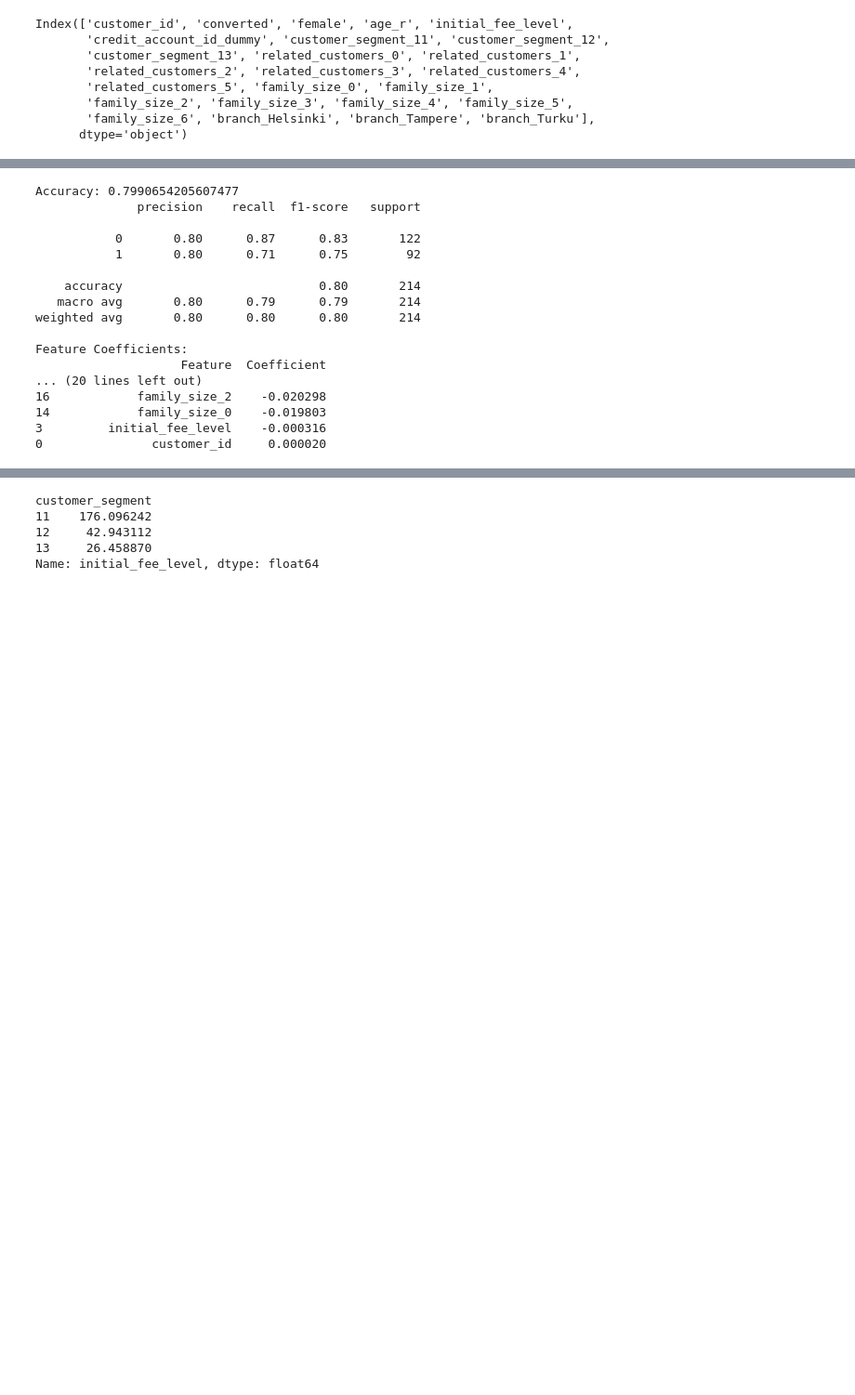
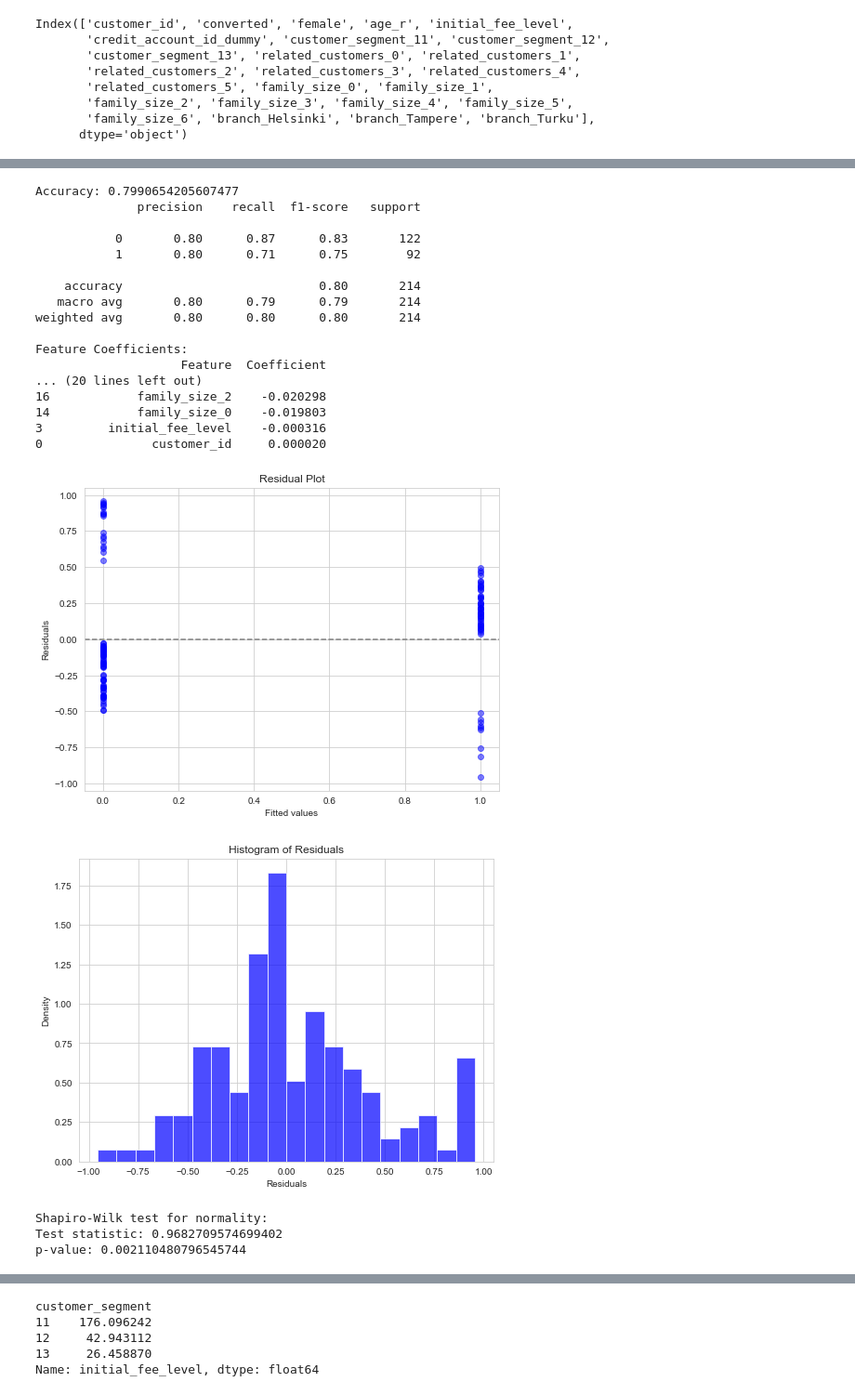
Before and after one commit to Nime90/Lenus, a Jupyter notebook: Lenus_converted.ipynb, the cells around one changed output, grey strips where cells are left out. Shown at 93% size. Cells and saved outputs as stored; diff of their text form; code cells hidden in the pictures; blank space fills up the shorter version.

```diff
--- a/Lenus_converted.ipynb
+++ b/Lenus_converted.ipynb
@@ -453,30 +581,39 @@ print(classification_report(y_test, y_pred))
 
 # Get coefficients
 coefficients = logreg.coef_[0]
 
 # Map coefficients to their corresponding feature names
 feature_coefficients = pd.DataFrame({'Feature': X.columns, 'Coefficient': coefficients})
 
 # Sort the features by their coefficients
 feature_coefficients = feature_coefficients.reindex(feature_coefficients['Coefficient'].abs().sort_values(ascending=False).index)
 
 print("Feature Coefficients:")
 print(feature_coefficients)
+
+#check for linearity
+shapiro_linearity(df)
+ROC_AUC(df)
 # %% [output]
 Accuracy: 0.7990654205607477
               precision    recall  f1-score   support
 
            0       0.80      0.87      0.83       122
            1       0.80      0.71      0.75        92
 
     accuracy                           0.80       214
    macro avg       0.80      0.79      0.79       214
 weighted avg       0.80      0.80      0.80       214
 
 Feature Coefficients:
                     Feature  Coefficient
 ... (20 lines left out)
 16            family_size_2    -0.020298
 14            family_size_0    -0.019803
 3         initial_fee_level    -0.000316
 0               customer_id     0.000020
+[figure, added]
+[figure, added]
+Shapiro-Wilk test for normality:
+Test statistic: 0.9682709574699402
+p-value: 0.002110480796545744
```
Also changed, not shown: parts of 13 cells of this notebook, 3 other files.
